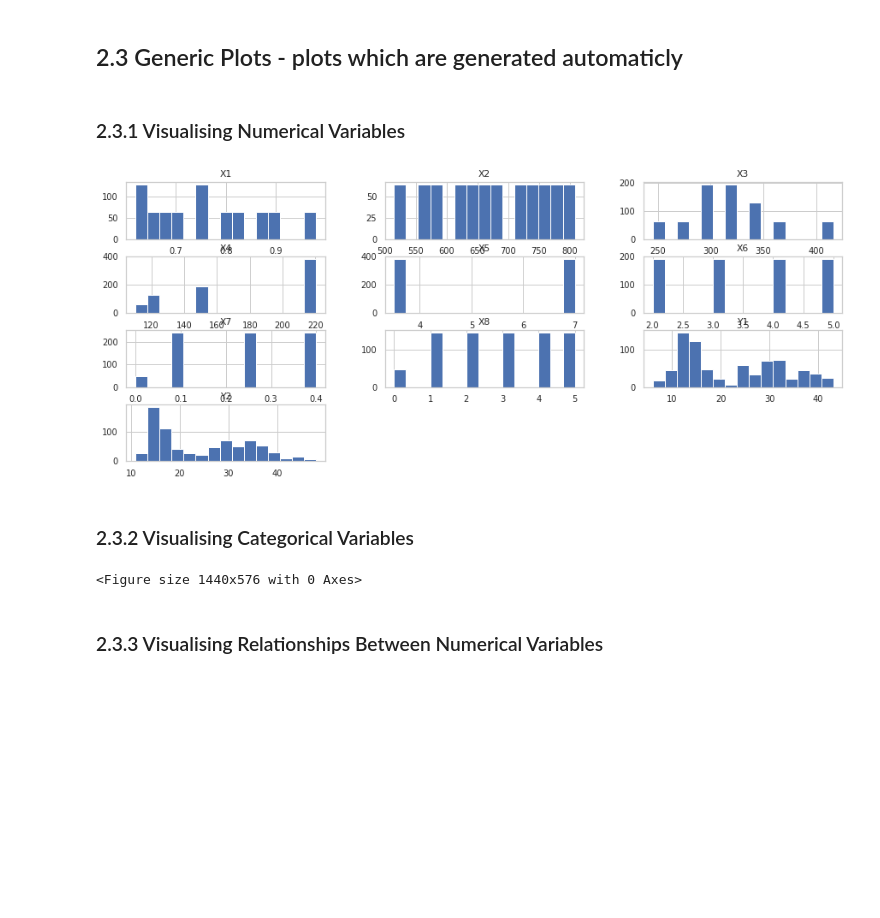
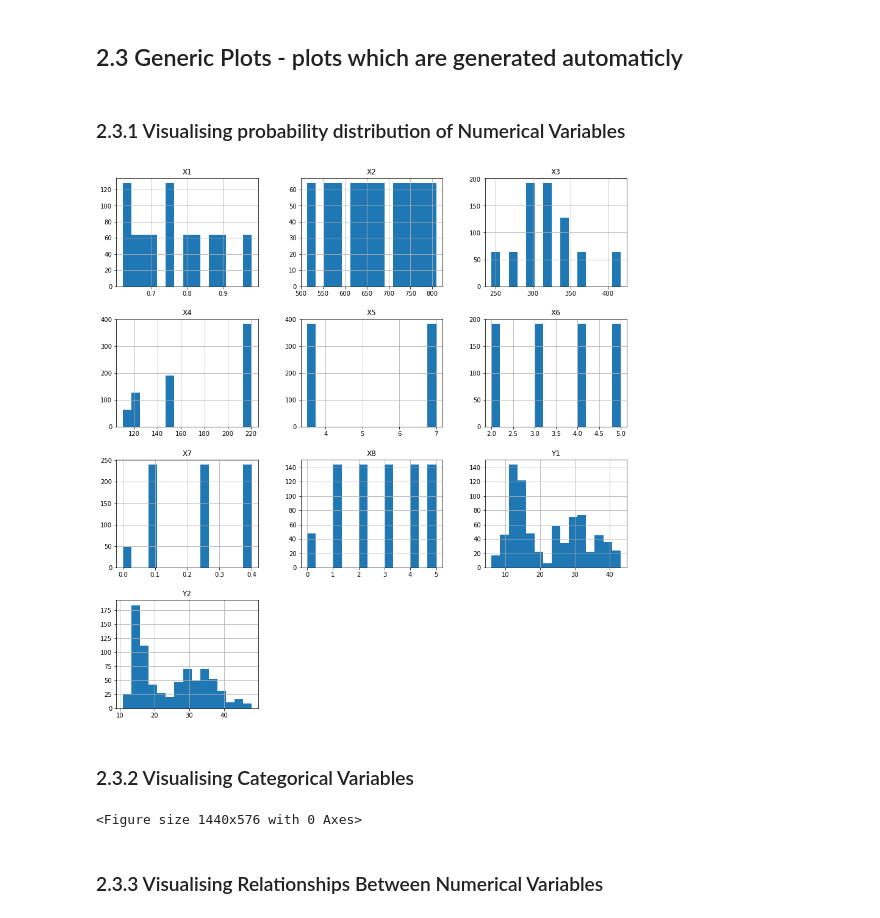
Before and after one commit to jesperjoachim/MLDA, a Jupyter notebook: MLDA/jupyter_DA/EnergyBuilding.ipynb, the cells around one changed output. Cells and saved outputs as stored; diff of their text form; code cells hidden in the pictures; blank space fills up the shorter version.

```diff
--- a/MLDA/jupyter_DA/EnergyBuilding.ipynb
+++ b/MLDA/jupyter_DA/EnergyBuilding.ipynb
@@ -1,5 +1,8 @@
 # %%
 from MLDA.imports.DA_modules import *
+
+# On/off plots
+plots = 'on' # choose 'on' or 'off'
 # %% [markdown]
 # 0. Loading Data, First Look and Choose Categorical/Numerical columns
 # %%
@@ -379,28 +396,32 @@ df_y = data.iloc[:, input_classes['y']]
 # %% [markdown]
 ## 2.3 Generic Plots - plots which are generated automaticly
 # %% [markdown]
-### 2.3.1 Visualising Numerical Variables
+### 2.3.1 Visualising probability distribution of Numerical Variables
-# %%
-sns.set(style='whitegrid', palette="deep", font_scale=.9, rc={"figure.figsize": [8, 5]})
 # %%
-fig_num_rows = math.ceil(len(df_n.columns)/3)
+def probDistNumVar():
+    nrows = math.ceil(len(df_n.columns)/3)
+    df_n.hist(bins=15, figsize=(15, nrows*4), layout=(nrows, 3))
+    plt.show();
 
-df_n.hist(bins=15, figsize=(15, 6), layout=(fig_num_rows, 3));
+show_this_plot = 'on'
+
+if plots == 'on' and show_this_plot == 'on':
+    probDistNumVar()
 # %% [output]
-[figure, old version]
+[figure, new version]
 # %% [markdown]
 ### 2.3.2 Visualising Categorical Variables
-# %%
-fig_num_rows = math.ceil(len(df_xc.columns)/3)
-
-fig, ax = plt.subplots(fig_num_rows, 3, figsize=(20, 8))
-for var, subplot in zip(df_c.columns, ax.flatten()):
-    sns.countplot(df_c[var], ax=subplot)
-    for label in subplot.get_xticklabels():
-        label.set_rotation(90)
-plt.show();
-# %% [output]
-<Figure size 1440x576 with 0 Axes>
+# %%
+# Choose df_c or df_xc
+
+from MLDA.plot_functions.functions import plotHistCatVar
+
+show_this_plot = 'on'
+
+if plots == 'on' and show_this_plot == 'on':
+    plotHistCatVar(df_c)
+# %% [output]
+<Figure size 1440x576 with 0 Axes>
 # %% [markdown]
 ### 2.3.3 Visualising Relationships Between Numerical Variables
 # %%
```
Also changed, not shown: parts of 13 cells of this notebook, 5 other files.
